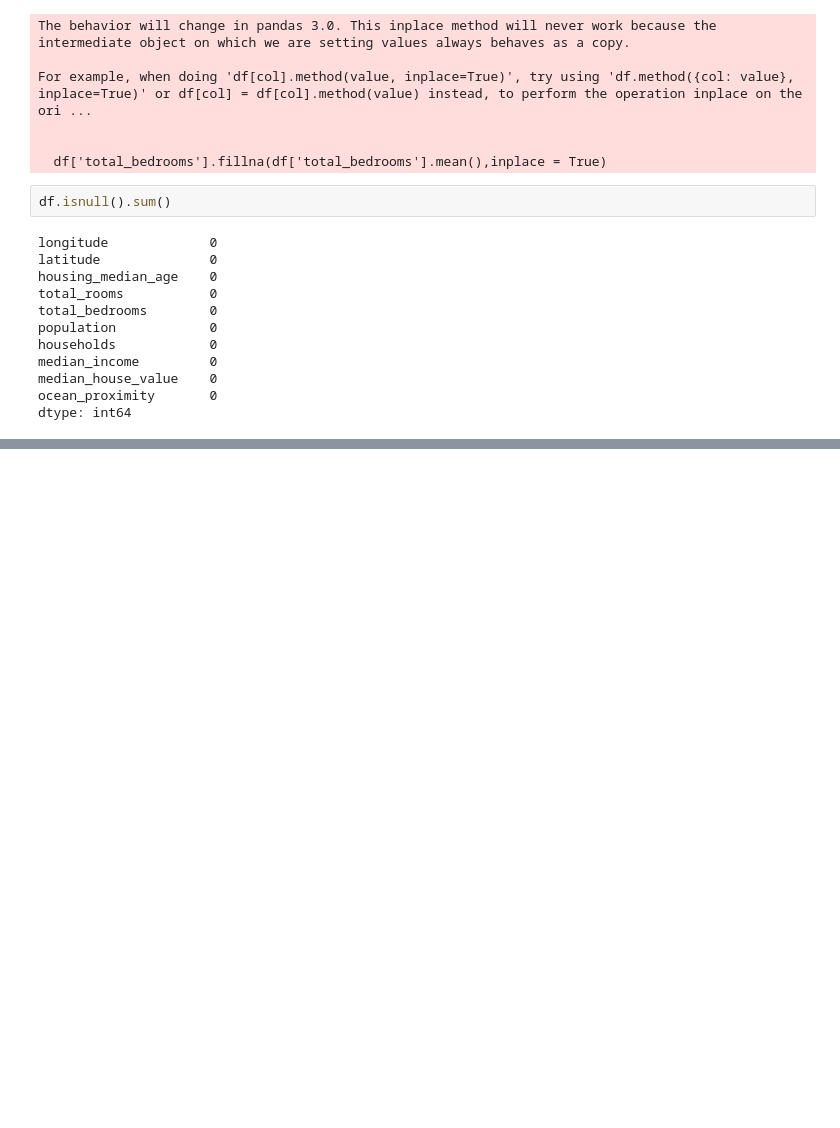
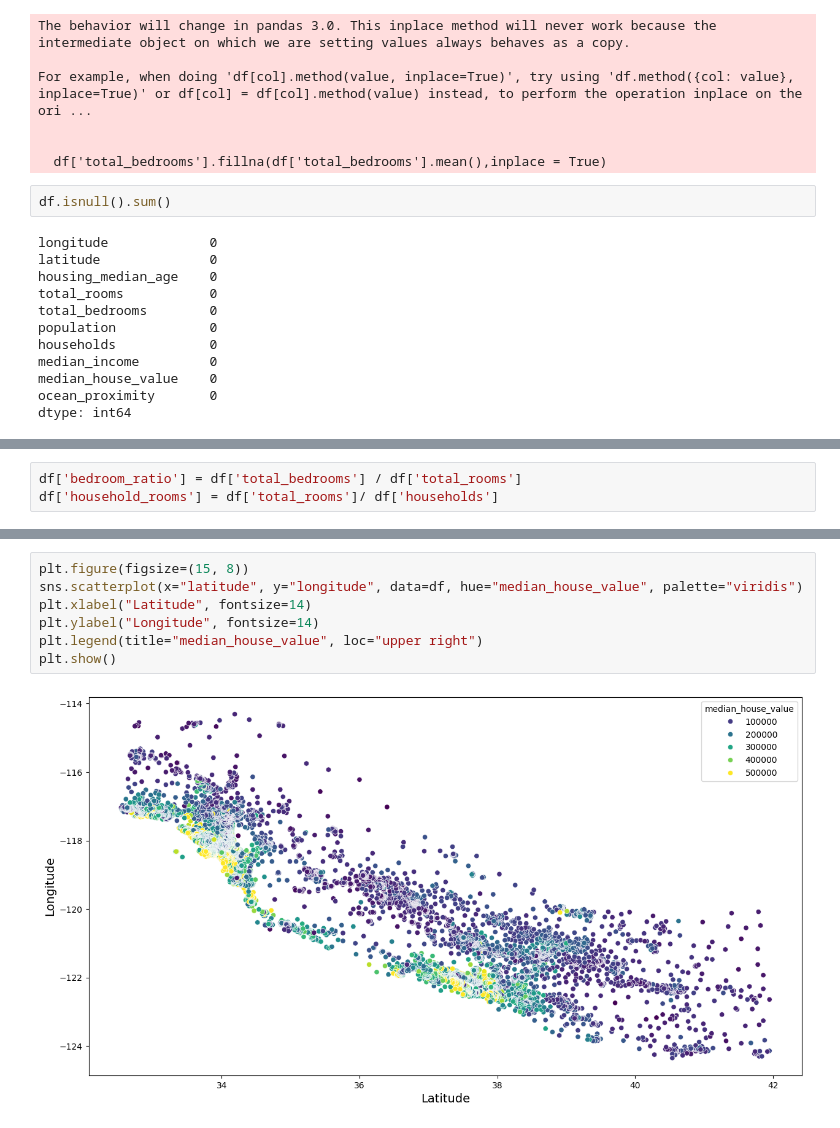
Before and after one commit to Ananthkrishnandayanithi/ML_PROJECT, a Jupyter notebook: House_predict.ipynb, the cells around one changed output, grey strips where cells are left out. Saved outputs shown, nothing was run; the diff lists cells and outputs as text; blank space fills up the shorter version.

```diff
--- a/House_predict.ipynb
+++ b/House_predict.ipynb
@@ -140,0 +148,3 @@ dtype: int64
+# %%
+df['bedroom_ratio'] = df['total_bedrooms'] / df['total_rooms']
+df['household_rooms'] = df['total_rooms']/ df['households']
@@ -140,0 +167,9 @@ dtype: int64
+# %%
+plt.figure(figsize=(15, 8))
+sns.scatterplot(x="latitude", y="longitude", data=df, hue="median_house_value", palette="viridis")
+plt.xlabel("Latitude", fontsize=14)
+plt.ylabel("Longitude", fontsize=14)
+plt.legend(title="median_house_value", loc="upper right")
+plt.show()
+# %% [output]
+[figure, added]
```
Also changed, not shown: parts of 14 cells of this notebook.
